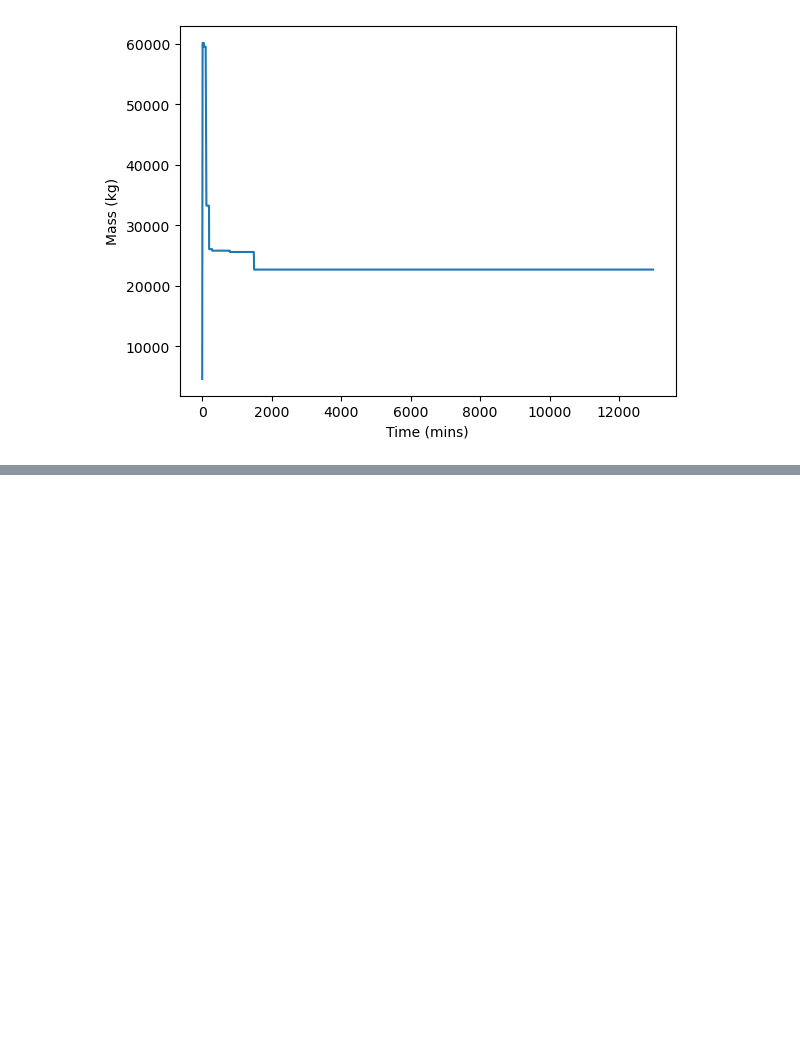
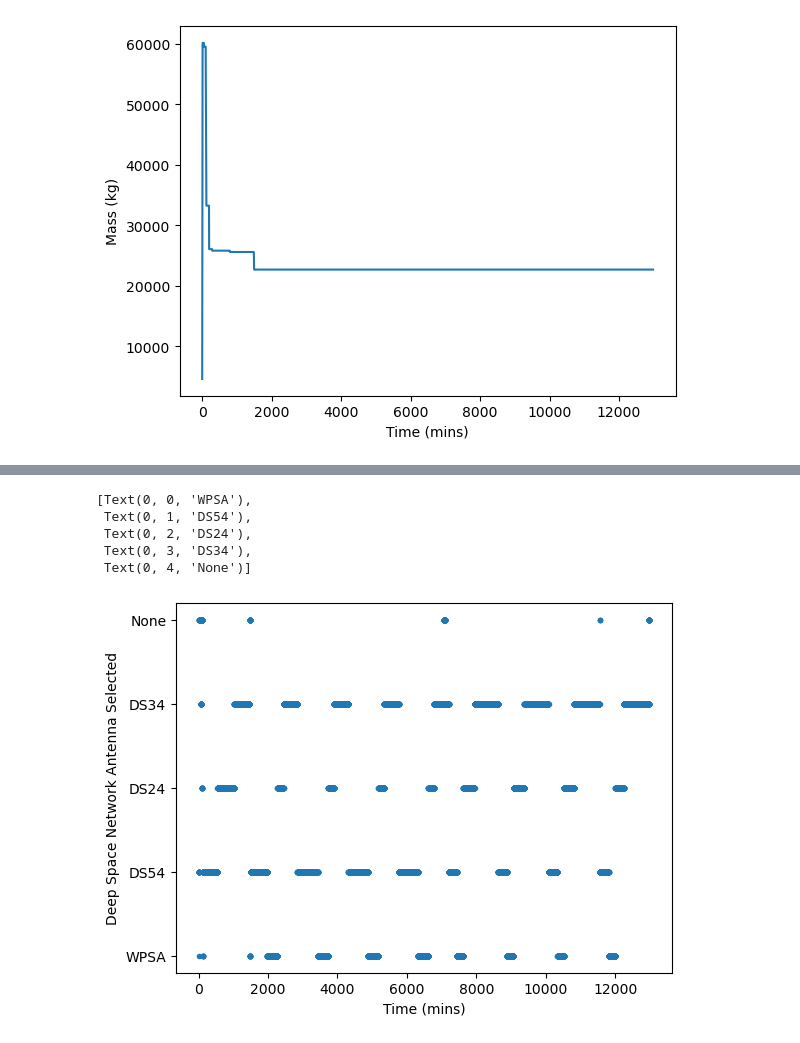
Before and after one commit to jwlandry10/artemis_nasa, a Jupyter notebook: code/Load_Data.ipynb, the cells around one changed output, grey strips where cells are left out. Drawn from its saved outputs; the diff is of its cells as text; code cells hidden in the pictures; blank space fills up the shorter version.

```diff
--- a/code/Load_Data.ipynb
+++ b/code/Load_Data.ipynb
@@ -385,0 +415,18 @@ Text(0, 0.5, 'Mass (kg)')
+# %%
+#dish_select = [ranges.index(x) for x in min_indices]
+plt.plot(traj2['MISSION ELAPSED TIME (min)'], dishes, linestyle='None', marker='.')
+ax = plt.gca()
+ax.set_xlabel('Time (mins)')
+ax.set_ylabel('Deep Space Network Antenna Selected')
+# setting ticks for x-axis
+ax.set_yticks([0, 1, 2, 3, 4])
+
+# setting label for x tick
+ax.set_yticklabels(['WPSA', 'DS54', 'DS24', 'DS34', 'None'])
+# %% [output]
+[Text(0, 0, 'WPSA'),
+ Text(0, 1, 'DS54'),
+ Text(0, 2, 'DS24'),
+ Text(0, 3, 'DS34'),
+ Text(0, 4, 'None')]
+[figure, added]
```
Also changed, not shown: parts of 6 cells of this notebook, 2 other files.
